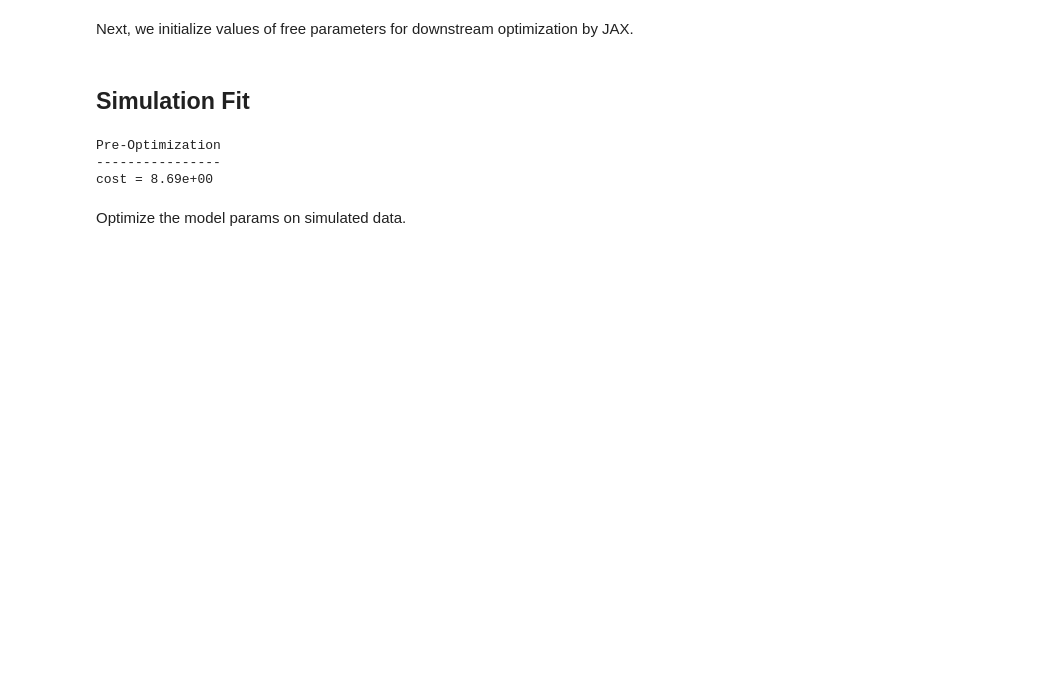
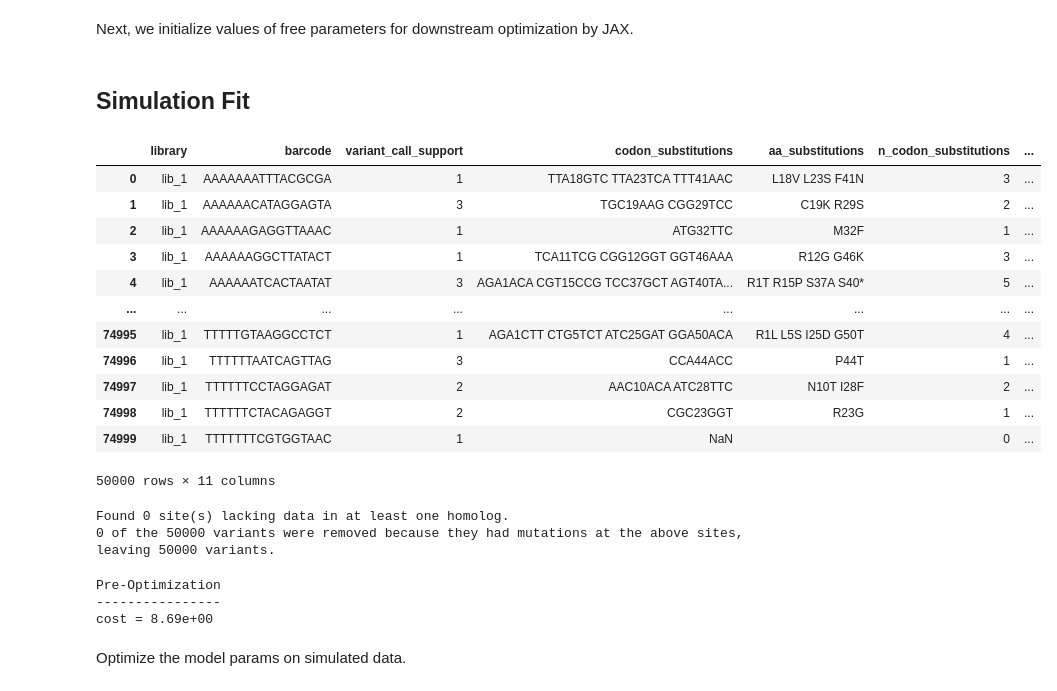
Before and after one commit to matsengrp/multidms, a Jupyter notebook: notebooks/fit_simulation_data.ipynb, the cells around one changed output. Drawn from its saved outputs; the diff is of its cells as text; code cells hidden in the pictures; blank space fills up the shorter version.

```diff
--- a/notebooks/fit_simulation_data.ipynb
+++ b/notebooks/fit_simulation_data.ipynb
@@ -110 +110,17 @@ simulated_dataset_lib1 = simulated_dataset.query("library == 'lib_1'").copy()
+# %%
+simulated_dataset_lib1
+# %% [output]
+|  | library | barcode | variant_call_support | codon_substitutions | aa_substitutions | n_codon_substitutions | ... |
+| 0 | lib_1 | AAAAAAATTTACGCGA | 1 | TTA18GTC TTA23TCA TTT41AAC | L18V L23S F41N | 3 | ... |
+| 1 | lib_1 | AAAAAACATAGGAGTA | 3 | TGC19AAG CGG29TCC | C19K R29S | 2 | ... |
+| 2 | lib_1 | AAAAAAGAGGTTAAAC | 1 | ATG32TTC | M32F | 1 | ... |
+| 3 | lib_1 | AAAAAAGGCTTATACT | 1 | TCA11TCG CGG12GGT GGT46AAA | R12G G46K | 3 | ... |
+| 4 | lib_1 | AAAAAATCACTAATAT | 3 | AGA1ACA CGT15CCG TCC37GCT AGT40TA... | R1T R15P S37A S40* | 5 | ... |
+| ... | ... | ... | ... | ... | ... | ... | ... |
+| 74995 | lib_1 | TTTTTGTAAGGCCTCT | 1 | AGA1CTT CTG5TCT ATC25GAT GGA50ACA | R1L L5S I25D G50T | 4 | ... |
+| 74996 | lib_1 | TTTTTTAATCAGTTAG | 3 | CCA44ACC | P44T | 1 | ... |
+| 74997 | lib_1 | TTTTTTCCTAGGAGAT | 2 | AAC10ACA ATC28TTC | N10T I28F | 2 | ... |
+| 74998 | lib_1 | TTTTTTCTACAGAGGT | 2 | CGC23GGT | R23G | 1 | ... |
+| 74999 | lib_1 | TTTTTTTCGTGGTAAC | 1 | NaN |  | 0 | ... |
+50000 rows × 11 columns
 # %%
@@ -116,12 +132,15 @@ del homologs['2']
 # %%
 phenotype_for_fitting = "observed_phenotype" # 'observed_enrichment' #
-(X, y), df, all_subs = create_homolog_modeling_data(
+(X, y), df, all_subs, site_map = create_homolog_modeling_data(
                             simulated_dataset_lib1,
-                            homologs,
                             "homolog",
+                            "reference",
                             "aa_substitutions",
                             phenotype_for_fitting
                         )
+# %% [output]
+Found 0 site(s) lacking data in at least one homolog.
+0 of the 50000 variants were removed because they had mutations at the above sites, leaving 50000 variants.
 # %%
 # Initialize the range and minimum of the sigmoid
 # from the global epistasis function using the 5th
```
Also changed, not shown: parts of 7 cells of this notebook, 5 other files.
